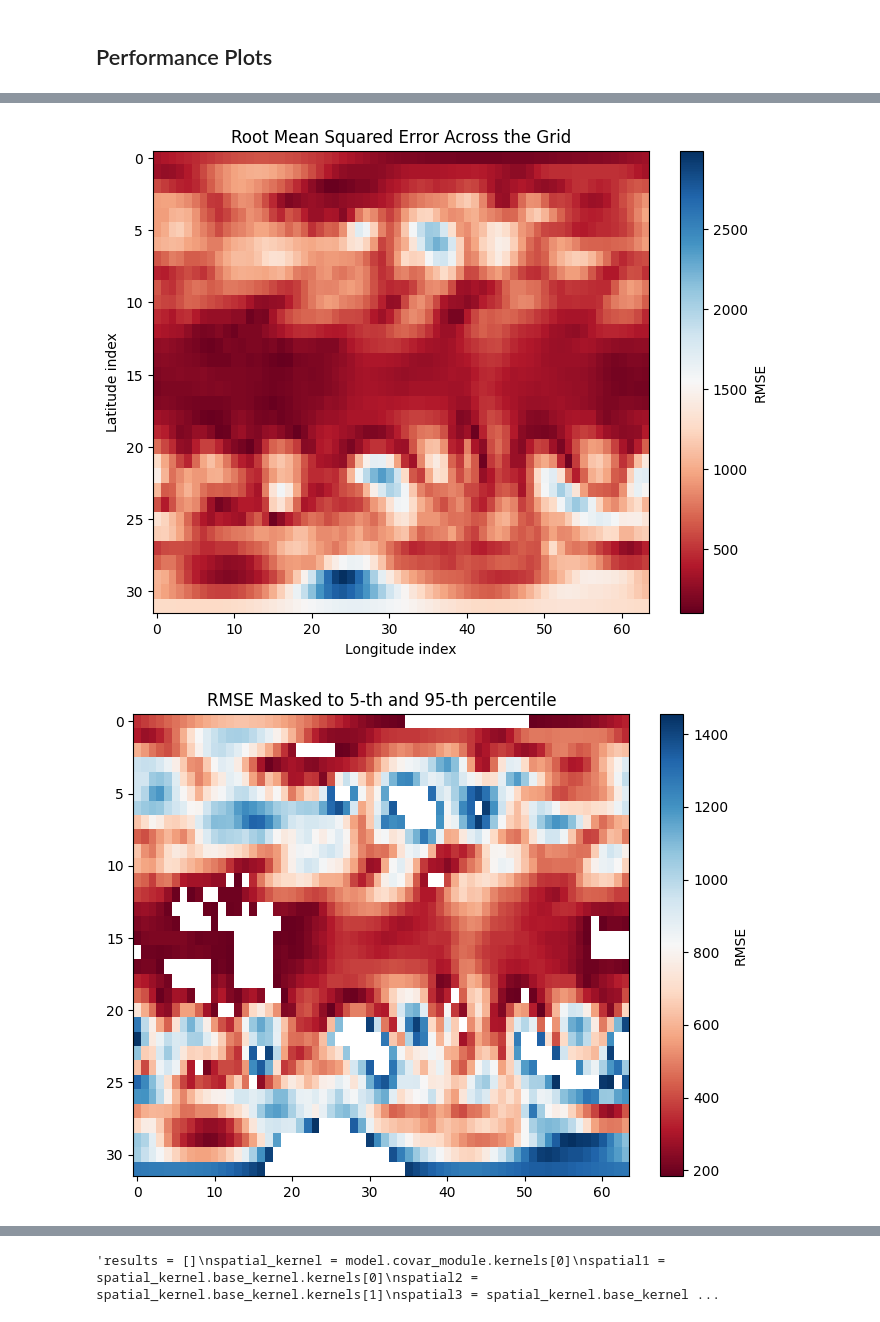
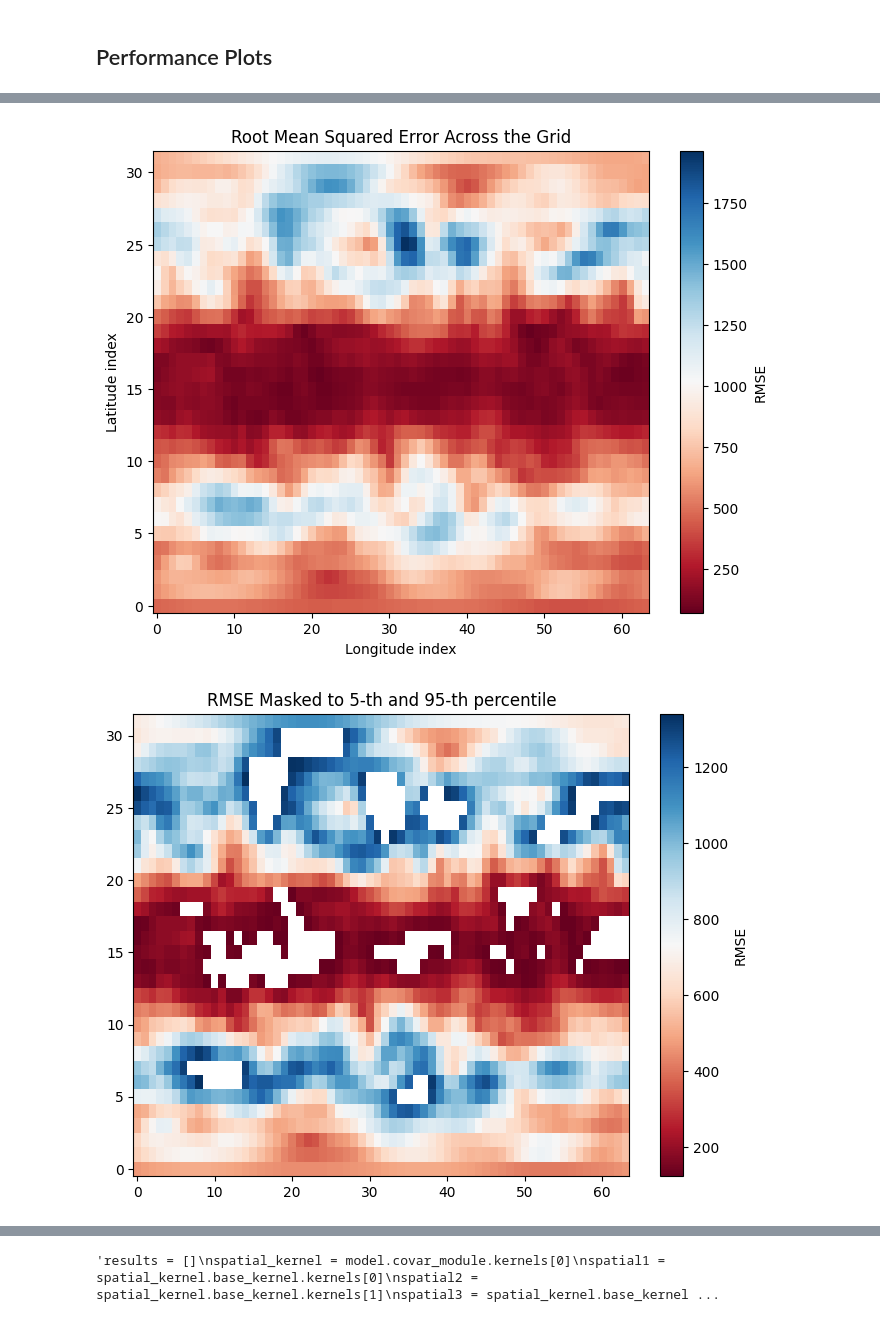
Before and after one commit to sunnyw22/STGP-for-weather-forecasting, a Jupyter notebook: GPRs/Variational_GPR.ipynb, the cells around one changed output, grey strips where cells are left out. Cells and saved outputs as stored; diff of their text form; code cells hidden in the pictures.

```diff
--- a/GPRs/Variational_GPR.ipynb
+++ b/GPRs/Variational_GPR.ipynb
@@ -52,7 +52,7 @@ Loading the data
 # %%
 z500 = xr.open_mfdataset('STGP-weather-forecasting/data/5.625deg/geopotential_500/*.nc', combine='by_coords')
 z500_train = z500.sel(time=slice('2017.12', '2017.12'))['z']
-z500_test = z500.sel(time=slice('2018.1', '2018.1.7'))['z'] # 2017-2018 data
+z500_test = z500.sel(time=slice('2018.1', '2018.1'))['z'] # 2017-2018 data
 # %%
 data_mean = z500_train.mean().load()
 data_std = z500_train.std().load()
@@ -211,17 +215,16 @@ spatial_kernel = matern_spatial_1+matern_spatial_2+matern_spatial_3
 #time_kernel = time_kernel1 + time_kernel2 + time_kernel3
 
 # Define the GP regression kernel, separable in space and time
-matern_time_1 = gpytorch.kernels.MaternKernel(nu=1.5, active_dims=[3]).to(device)
-matern_time_1.lengthscale = torch.tensor(24).to(device)
-#matern_time_2 = gpytorch.kernels.MaternKernel(nu=1.5, active_dims=[3]).to(device)
-#matern_time_2.lengthscale = torch.tensor(24*7).to(device)
-#time_kernel1 = gpytorch.kernels.PeriodicKernel(active_dims=[3]).to(device)
-#time_kernel1.period_length = torch.tensor(24).to(device)
+#matern_time_1 = gpytorch.kernels.MaternKernel(nu=1.5, active_dims=[3]).to(device)
+#matern_time_1.lengthscale = torch.tensor(24).to(device)
+matern_time_2 = gpytorch.kernels.MaternKernel(nu=1.5, active_dims=[3]).to(device)
+matern_time_2.lengthscale = torch.tensor(40).to(device)
+time_kernel1 = gpytorch.kernels.PeriodicKernel(active_dims=[3]).to(device)
+time_kernel1.period_length = torch.tensor(24).to(device)
 time_kernel2 = gpytorch.kernels.PeriodicKernel(active_dims=[3]).to(device)
-time_kernel2.period_length = torch.tensor(24*7).to(device)
+time_kernel2.period_length = torch.tensor(24*5).to(device)
 
-time_kernel = matern_time_1 + time_kernel2
-# time_kernel = matern_time_1 + matern_time_2 + time_kernel1 + time_kernel2
+time_kernel =  matern_time_2 + time_kernel1 + time_kernel2
 # Construct the product kernel
 # kernel = spatial_kernel * time_kernel
 kernel = gpytorch.kernels.ScaleKernel(spatial_kernel * time_kernel).to(device)
@@ -244,7 +247,7 @@ class GPModel(ApproximateGP):
 # %% [markdown]
 ## Training and Evaluation
 # %%
-def train_gp(lead_time, data_train, data_test, space_subsample_ips, time_subsample_ips, space_subsample=1, time_subsample=1, frac=0.01, epochs=5, batch_size=2048, save_model=False, device=device):
+def train_gp(lead_time, data_train, data_test, space_subsample_ips, time_subsample_ips, space_subsample=1, time_subsample=1, frac=0.01, epochs=50, batch_size=2048, save_model=False, device=device):
     """
     Train a Gaussian Process model using GPyTorch. Can add subsampling the data for efficiency.
     """
@@ -342,12 +345,12 @@ def train_gp(lead_time, data_train, data_test, space_subsample_ips, time_subsamp
                 "spatial_1_lengthscale": spatial_kernel.kernels[0].lengthscale.item(),
                 "spatial_2_lengthscale": spatial_kernel.kernels[1].lengthscale.item(),
                 "spatial_3_lengthscale": spatial_kernel.kernels[2].lengthscale.item(),
-                "matern_time_lengthscale_daily": temporal_kernel.kernels[0].lengthscale.item(),
-                # "matern_time_lengthscale_weekly": temporal_kernel.kernels[1].lengthscale.item(),
-                # "time_lengthscale_daily": temporal_kernel.kernels[2].lengthscale.item(),
-                # "time_period_daily": temporal_kernel.kernels[2].period_length.item(),
-                "time_lengthscale_weekly": temporal_kernel.kernels[1].lengthscale.item(),
-                "time_period_weekly": temporal_kernel.kernels[1].period_length.item(),
+                #"matern_time_lengthscale_daily": temporal_kernel.kernels[0].lengthscale.item(),
+                "matern_time_lengthscale_weekly": temporal_kernel.kernels[0].lengthscale.item(),
+                "time_lengthscale_daily": temporal_kernel.kernels[1].lengthscale.item(),
+                "time_period_daily": temporal_kernel.kernels[1].period_length.item(),
+                "time_lengthscale_weekly": temporal_kernel.kernels[2].lengthscale.item(),
+                "time_period_weekly": temporal_kernel.kernels[2].period_length.item(),
             })
 
         scheduler.step()
@@ -375,8 +378,8 @@ lead_time = 0 # units of hours
 space_subsample_ips = 5
 time_subsample_ips = 6
 space_subsample = 1
-time_subsample = 3
-frac = 0.007
+time_subsample = 6
+frac = 0.01
 batch_size = 2048
 
 # Train GP model
@@ -575,26 +593,28 @@ rmse_error = np.sqrt((Y_pred_actual - Y_test_actual)**2)
 rmse_error_mean = rmse_error.mean(axis=0)  # shape (7, 13)
 
 plt.figure(figsize=(8, 6))
-im = plt.imshow(rmse_error_mean, cmap='RdBu', aspect='auto')
+im = plt.imshow(rmse_error_mean, cmap='RdBu', aspect='auto', origin='lower')
 plt.title('Root Mean Squared Error Across the Grid')
 plt.xlabel('Longitude index')
 plt.ylabel('Latitude index')
 plt.colorbar(im, label='RMSE')
+plt.savefig("STGP-weather-forecasting/tmp/rmse err grid.png")
 plt.show()
 # %% [output]
-[figure, old version]
+[figure, new version]
 # %%
 low_q_rmse = np.percentile(rmse_error_mean, 5)
 high_q_rmse = np.percentile(rmse_error_mean, 95)
 masked_error_rmse = np.ma.masked_outside(rmse_error_mean, low_q_rmse, high_q_rmse)
 
 plt.figure(figsize=(8, 6))
-im = plt.imshow(masked_error_rmse, cmap='RdBu', aspect='auto')
+im = plt.imshow(masked_error_rmse, cmap='RdBu', aspect='auto', origin='lower')
 plt.colorbar(im, label='RMSE')
 plt.title('RMSE Masked to 5-th and 95-th percentile')
+plt.savefig("STGP-weather-forecasting/tmp/masked rmse err grid.png")
 plt.show()
 # %% [output]
-[figure, old version]
+[figure, new version]
 # %%
 # Best and worst location based on relative error
 max_idx = np.argmax(relative_error_mean)
```
Also changed, not shown: parts of 15 cells of this notebook, 4 other files.
